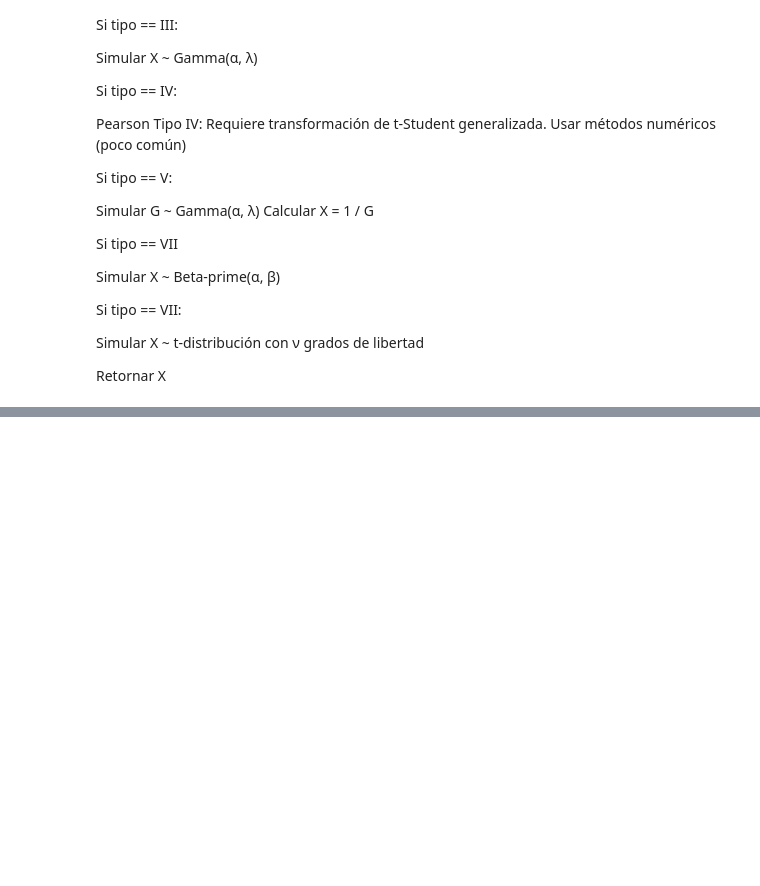
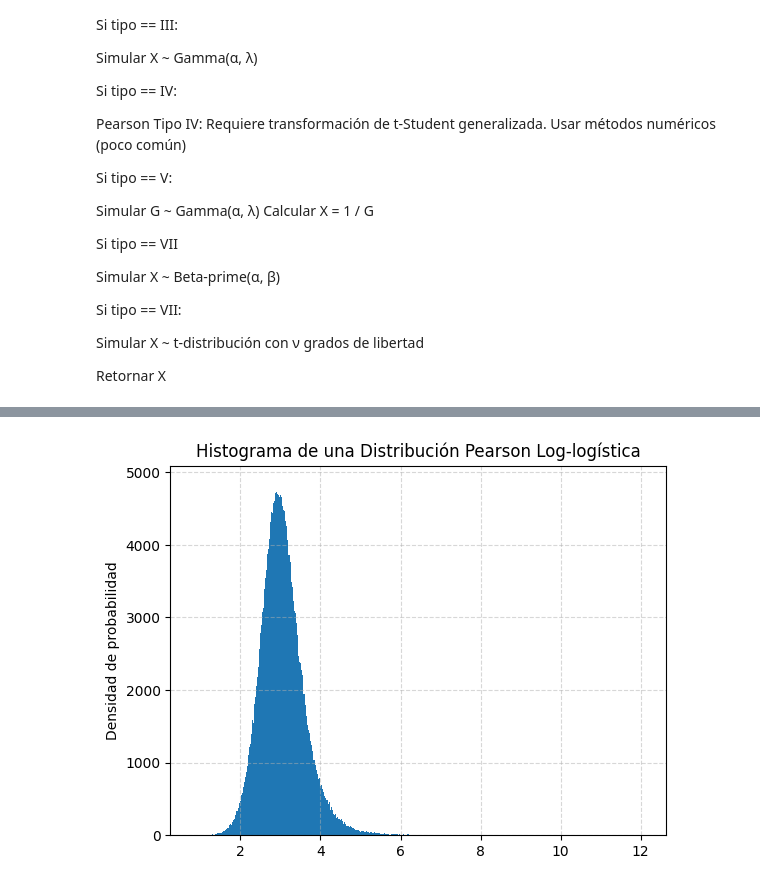
Before and after one commit to ClementeGarcia/Simulaci-n-1, a Jupyter notebook: Catalogo.ipynb, the cells around one changed output, grey strips where cells are left out. Drawn from its saved outputs; the diff is of its cells as text; code cells hidden in the pictures; blank space fills up the shorter version.

```diff
--- a/Catalogo.ipynb
+++ b/Catalogo.ipynb
@@ -928,0 +1007,21 @@ def peartipo(tipo, n):
+# %%
+alpa = 3
+betha = 10
+# %%
+def loglogistica(n):
+    lista = []
+    for i in range(n):
+        R = rd.random()
+        x = alpa * (R / (1 - R))**(1 / betha)
+        lista.append(x)
+    return lista
+# %%
+m = loglogistica(1000000)
+# %%
+plt.hist(m, bins=2000) #Histograma de una distribución Log-logística
+plt.title("Histograma de una Distribución Pearson Log-logística")
+plt.xlabel("")
+plt.ylabel("Densidad de probabilidad")
+plt.grid(True, linestyle='--', alpha=0.5)
+# %% [output]
+[figure, added]
```
Also changed, not shown: parts of 43 cells of this notebook.
